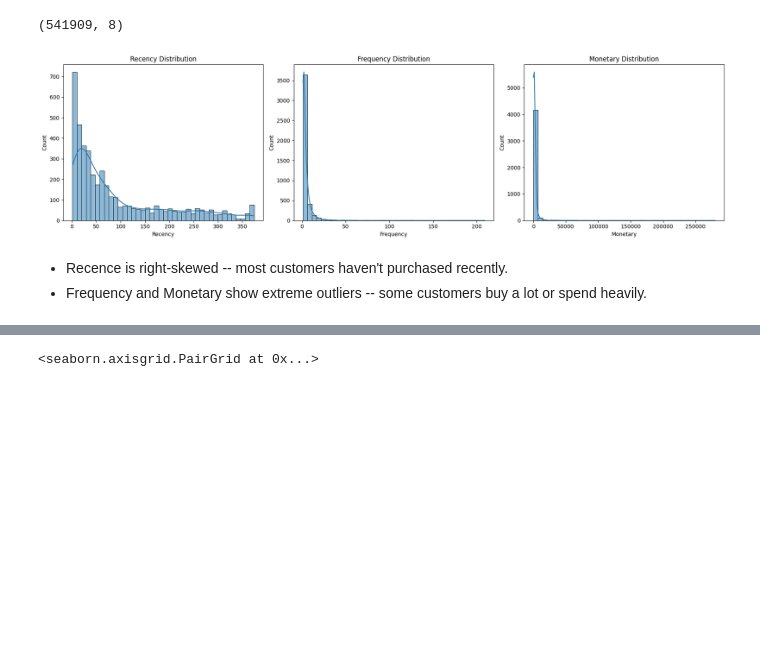
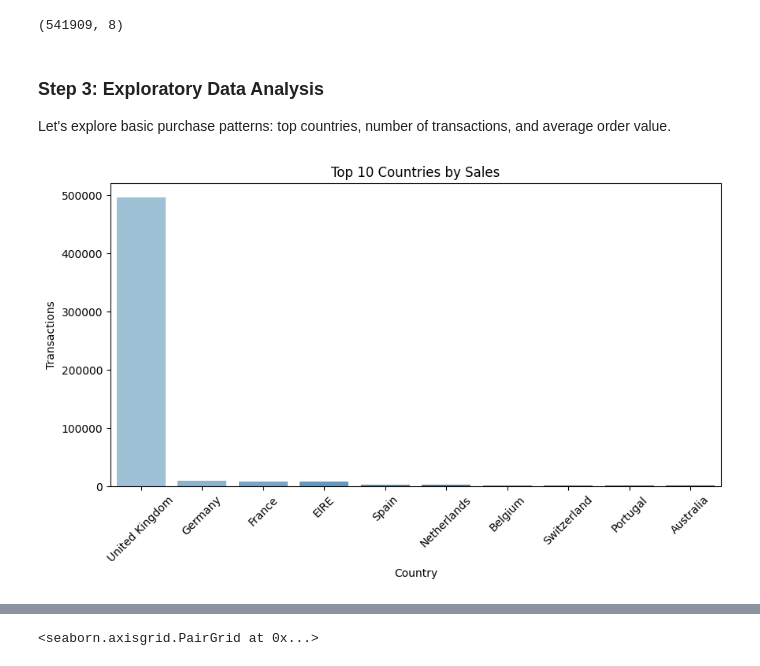
Before and after one commit to Puneet0123/Data_project, a Jupyter notebook: customer_segmentation/notebooks/01_eda.ipynb, the cells around one changed output, grey strips where cells are left out. Drawn from its saved outputs; the diff is of its cells as text; code cells hidden in the pictures; blank space fills up the shorter version.

```diff
--- a/customer_segmentation/notebooks/01_eda.ipynb
+++ b/customer_segmentation/notebooks/01_eda.ipynb
@@ -15,7 +18,9 @@ import pandas as pd
 import numpy as np
 import matplotlib.pyplot as plt
 import seaborn as sns
-
+sns.set(style='whitegrid')
+import warnings
+warnings.filterwarnings('ignore')
 
 # Load dataset
 df = pd.read_csv('../data/raw/data.csv', encoding='ISO-8859-1')
@@ -52,15 +67,14 @@ df.shape
 # %% [output]
 (541909, 8)
 # %%
-#2. Data Cleaning
-
 # Remove rows with missing CustomerID
 df.dropna(subset=['CustomerID'], inplace = True)
 
 # Remove negative and zero quantities and prices
 df = df[(df['Quantity'] > 0) & (df['UnitPrice'] > 0)]
 
+# Remove cancelled transactions
+df = df[~df['InvoiceNo'].astype(str).str.startswith('C')]
+
 # Convert InvoiceData to datetime
 df['InvoiceDate'] = pd.to_datetime(df['InvoiceDate'])
-# %%
-df['TotalPrice'] = df['Quantity'] * df['UnitPrice']
@@ -84,19 +81,16 @@ rfm = df.groupby('CustomerID').agg({
-# %%
-# Univariate Analysis
-
-fig, axes = plt.subplots(1, 3, figsize=(18, 5))
-sns.histplot(rfm['Recency'] , bins=40, kde = True, ax= axes[0])
-axes[0].set_title('Recency Distribution')
-
-sns.histplot(rfm['Frequency'], bins=40, kde= True, ax=axes[1])
-axes[1].set_title('Frequency Distribution')
-
-sns.histplot(rfm['Monetary'], bins= 40, kde=True, ax=axes[2])
-axes[2].set_title('Monetary Distribution')
-
-plt.tight_layout()
-# %% [output]
-[figure, removed]
-# %% [markdown]
-- Recence is right-skewed -- most customers haven't purchased recently.
-- Frequency and Monetary show extreme outliers -- some customers buy a lot or spend heavily.
+# %% [markdown]
+### Step 3: Exploratory Data Analysis
+
+Let's explore basic purchase patterns: top countries, number of transactions, and average order value.
+# %%
+# Top 10 countries by transactions
+top_countries = df['Country'].value_counts().head(10)
+
+plt.figure(figsize=(10,5))
+sns.barplot(x = top_countries.index, y = top_countries.values, palette = 'Blues_d')
+plt.title('Top 10 Countries by Sales')
+plt.ylabel('Transactions')
+plt.xticks(rotation = 45)
+plt.show()
+# %% [output]
+[figure, added]
```
Also changed, not shown: parts of 32 cells of this notebook, 1 other file.
